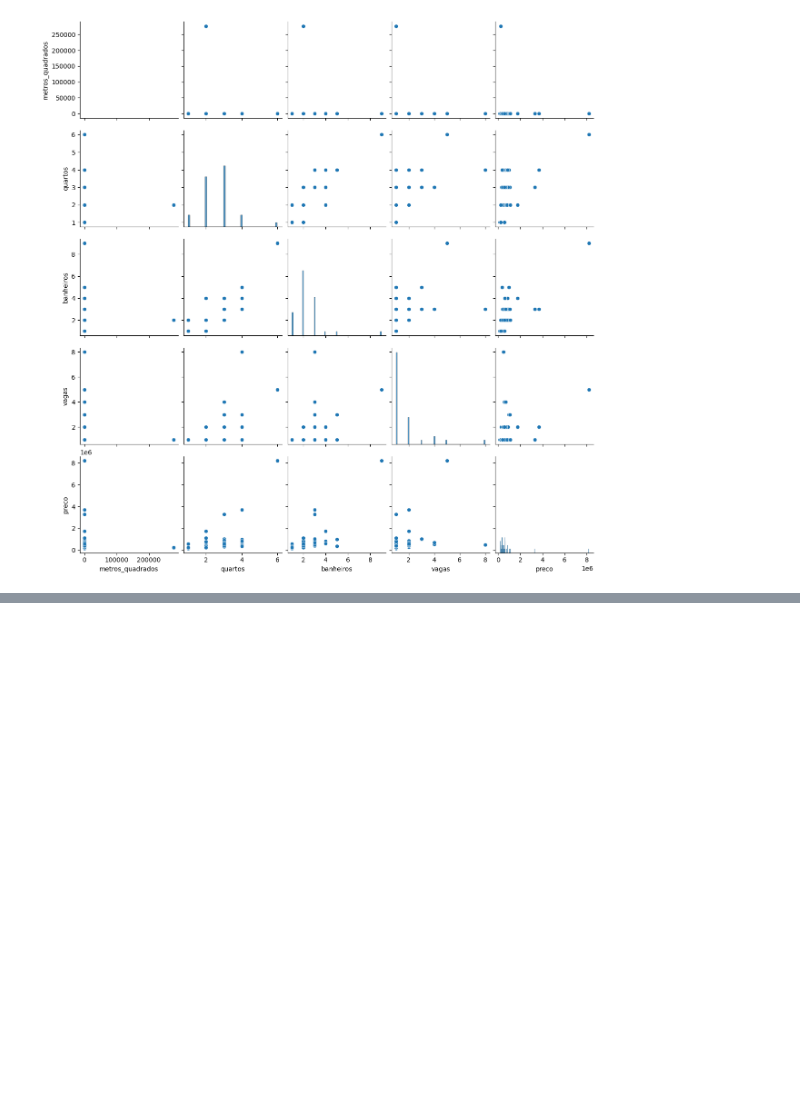
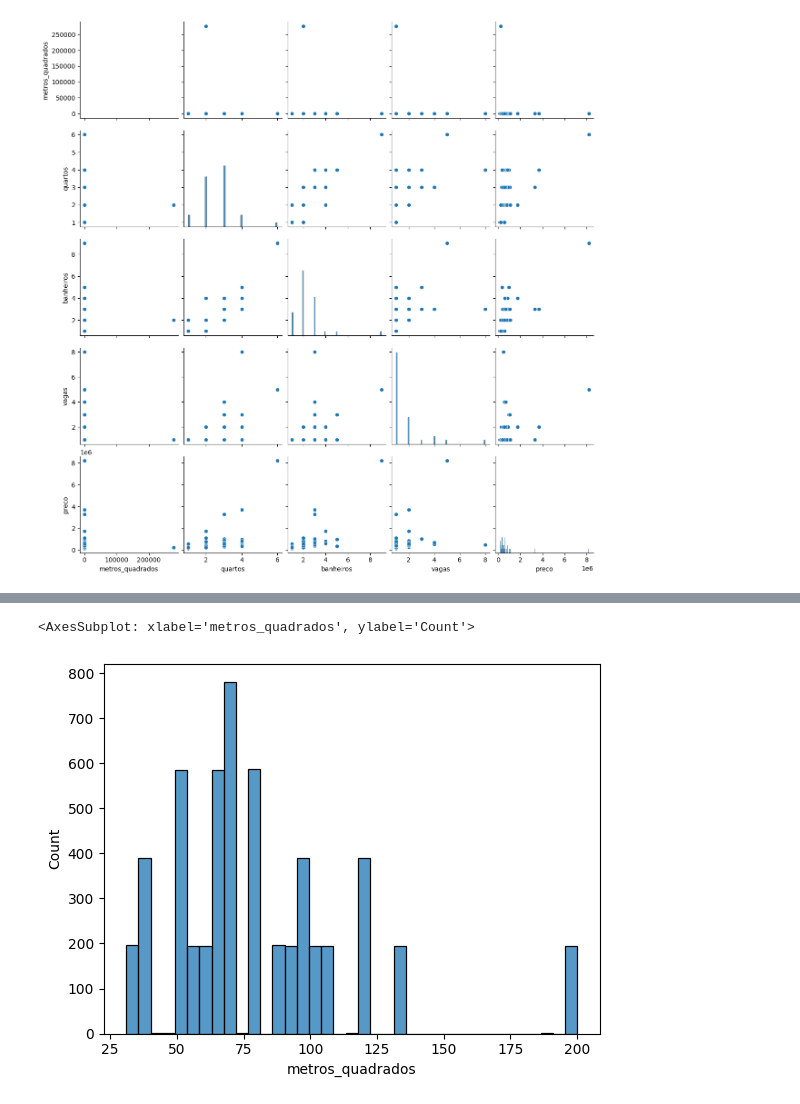
Before and after one commit to mateusbonati/property-price-forecast, a Jupyter notebook: analise_exploratoria/descritiva.ipynb, the cells around one changed output, grey strips where cells are left out. Cells and saved outputs as stored; diff of their text form; code cells hidden in the pictures; blank space fills up the shorter version.

```diff
--- a/analise_exploratoria/descritiva.ipynb
+++ b/analise_exploratoria/descritiva.ipynb
@@ -63,0 +72,8 @@ Treinamento
+# %%
+numerical_col = ['metros_quadrados','quartos','banheiros','vagas','preco']
+categorical_col = ['cidade','estado']
+# %%
+outliers = detect_outliers(df[numerical_col], 0, df[numerical_col].columns)
+# %%
+df.drop(outliers, inplace=True)
+df.reset_index(inplace=True,drop=True)
@@ -63,0 +89,5 @@ Treinamento
+# %%
+sns.histplot(data = df, x='metros_quadrados')
+# %% [output]
+<AxesSubplot: xlabel='metros_quadrados', ylabel='Count'>
+[figure, added]
```
Also changed, not shown: parts of 16 cells of this notebook.
